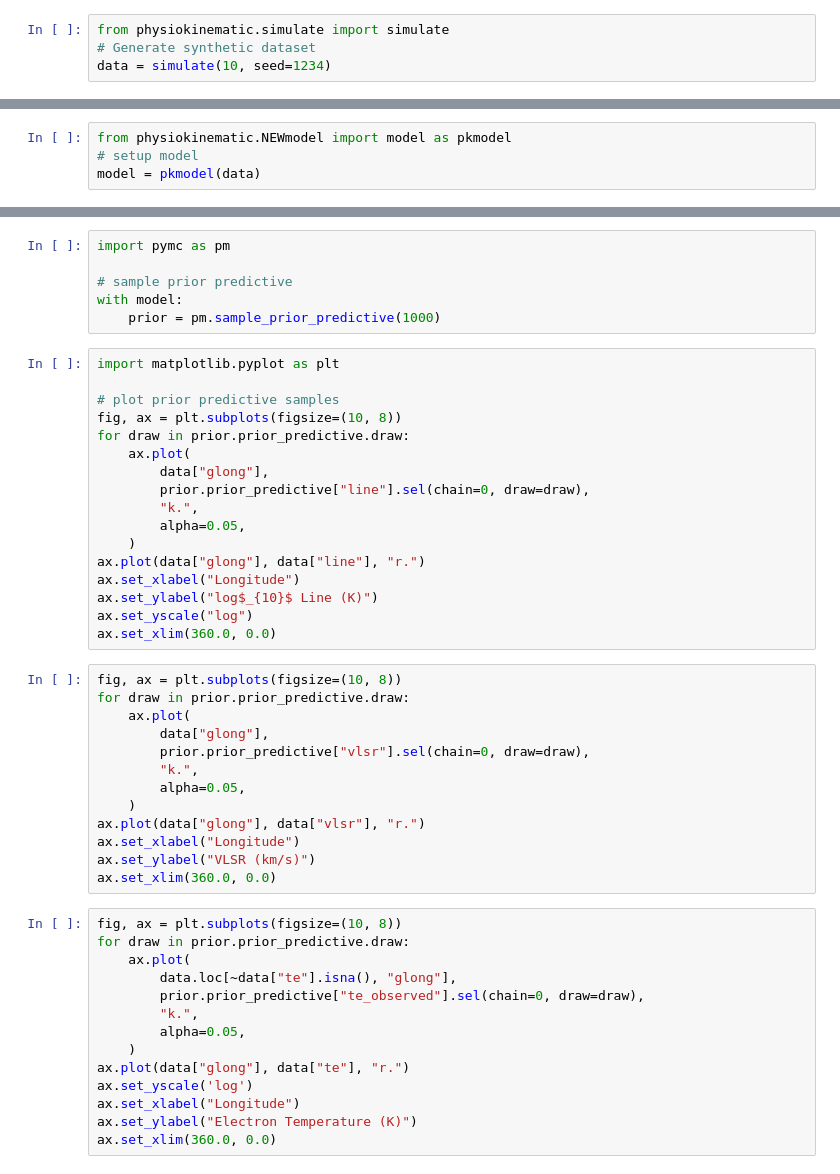
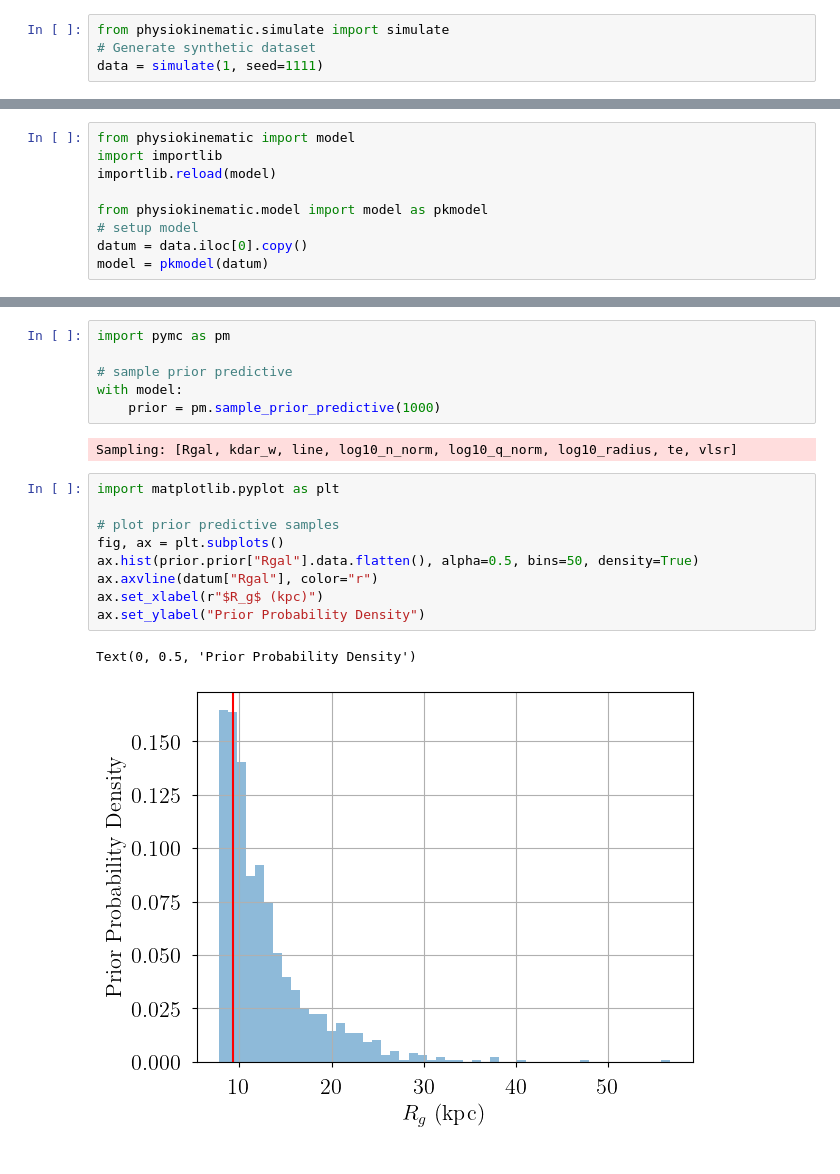
Before and after one commit to ryanbakko/physiokinematic, a Jupyter notebook: test.ipynb, the cells around one changed output, grey strips where cells are left out. Drawn from its saved outputs; the diff is of its cells as text.

Commit message:
update model (#3)

```diff
--- a/test.ipynb
+++ b/test.ipynb
@@ -4,4 +8,4 @@ Trey Wenger - September 2024
 # %%
 from physiokinematic.simulate import simulate
 # Generate synthetic dataset
-data = simulate(10, seed=1234)
+data = simulate(1, seed=1111)
@@ -26,4 +18,9 @@ data
 # %%
-from physiokinematic.NEWmodel import model as pkmodel
+from physiokinematic import model
+import importlib
+importlib.reload(model)
+
+from physiokinematic.model import model as pkmodel
 # setup model
-model = pkmodel(data)
+datum = data.iloc[0].copy()
+model = pkmodel(datum)
@@ -38,47 +35,17 @@ import pymc as pm
 # sample prior predictive
 with model:
     prior = pm.sample_prior_predictive(1000)
+# %% [output]
+Sampling: [Rgal, kdar_w, line, log10_n_norm, log10_q_norm, log10_radius, te, vlsr]
-# %%
-import matplotlib.pyplot as plt
-
-# plot prior predictive samples
-fig, ax = plt.subplots(figsize=(10, 8))
-for draw in prior.prior_predictive.draw:
-    ax.plot(
-        data["glong"],
-        prior.prior_predictive["line"].sel(chain=0, draw=draw),
-        "k.",
-        alpha=0.05,
-    )
-ax.plot(data["glong"], data["line"], "r.")
-ax.set_xlabel("Longitude")
-ax.set_ylabel("log$_{10}$ Line (K)")
-ax.set_yscale("log")
-ax.set_xlim(360.0, 0.0)
-# %%
-fig, ax = plt.subplots(figsize=(10, 8))
-for draw in prior.prior_predictive.draw:
-    ax.plot(
-        data["glong"],
-        prior.prior_predictive["vlsr"].sel(chain=0, draw=draw),
-        "k.",
-        alpha=0.05,
-    )
-ax.plot(data["glong"], data["vlsr"], "r.")
-ax.set_xlabel("Longitude")
-ax.set_ylabel("VLSR (km/s)")
-ax.set_xlim(360.0, 0.0)
-# %%
-fig, ax = plt.subplots(figsize=(10, 8))
-for draw in prior.prior_predictive.draw:
-    ax.plot(
-        data.loc[~data["te"].isna(), "glong"],
-        prior.prior_predictive["te_observed"].sel(chain=0, draw=draw),
-        "k.",
-        alpha=0.05,
-    )
-ax.plot(data["glong"], data["te"], "r.")
-ax.set_yscale('log')
-ax.set_xlabel("Longitude")
-ax.set_ylabel("Electron Temperature (K)")
-ax.set_xlim(360.0, 0.0)
+# %%
+import matplotlib.pyplot as plt
+
+# plot prior predictive samples
+fig, ax = plt.subplots()
+ax.hist(prior.prior["Rgal"].data.flatten(), alpha=0.5, bins=50, density=True)
+ax.axvline(datum["Rgal"], color="r")
+ax.set_xlabel(r"$R_g$ (kpc)")
+ax.set_ylabel("Prior Probability Density")
+# %% [output]
+Text(0, 0.5, 'Prior Probability Density')
+[figure, added]
```
Also changed, not shown: parts of 38 cells of this notebook, 7 other files.
